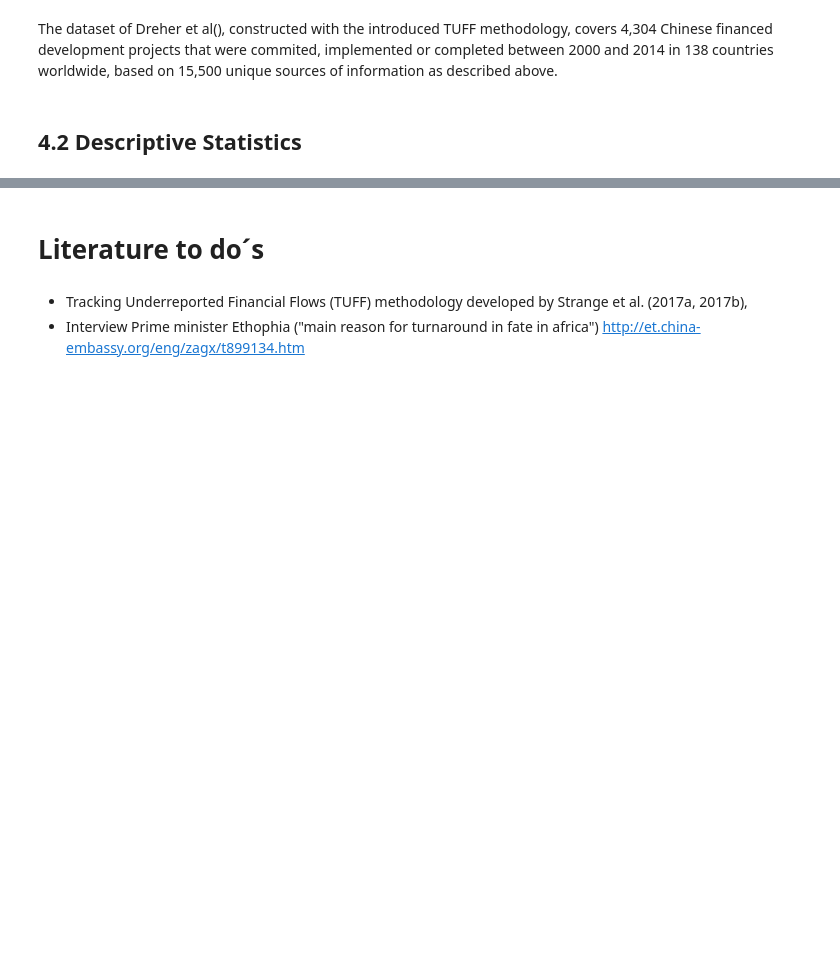
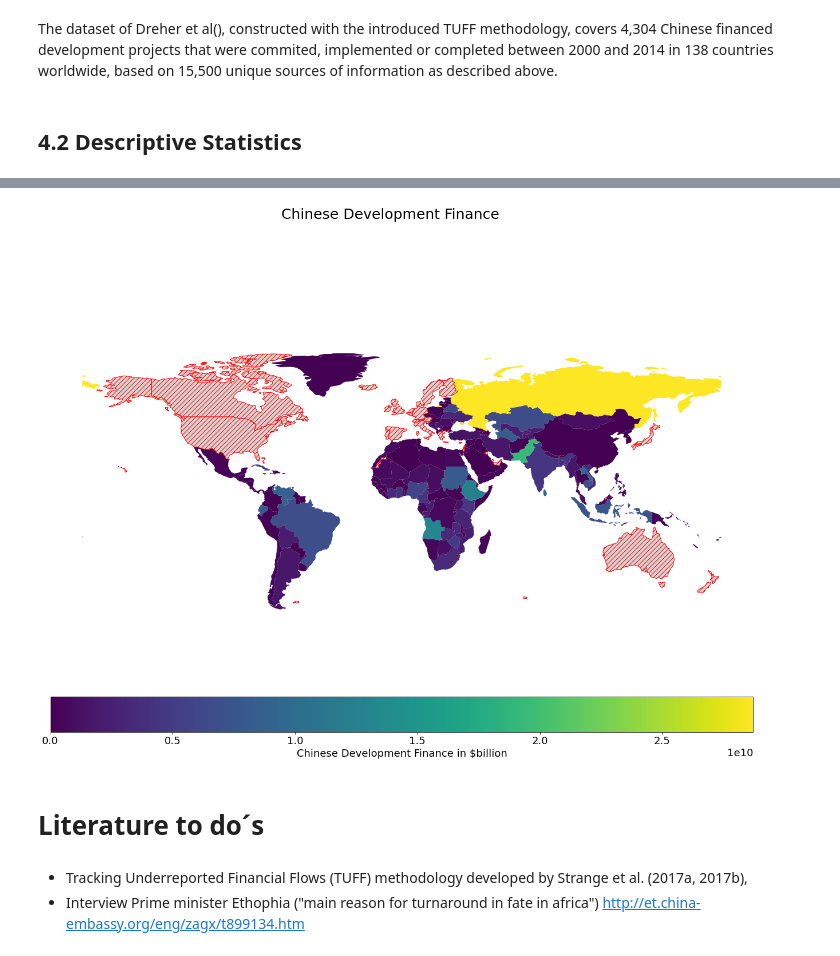
Before and after one commit to JonathanWillnow/ose-data-science-course-project-JonathanWillnow, a Jupyter notebook: JonathanWillnowOSE.ipynb, the cells around one changed output, grey strips where cells are left out. Saved outputs shown, nothing was run; the diff lists cells and outputs as text; code cells hidden in the pictures; blank space fills up the shorter version.

```diff
--- a/JonathanWillnowOSE.ipynb
+++ b/JonathanWillnowOSE.ipynb
@@ -153,3 +164,7 @@ largest_recipiants_df.head(5)
+# %%
+worldplot(data_1)
+# %% [output]
+[figure, added]
 # %% [markdown]
 # Literature to do´s
 # %% [markdown]
```
Also changed, not shown: parts of 4 cells of this notebook.
